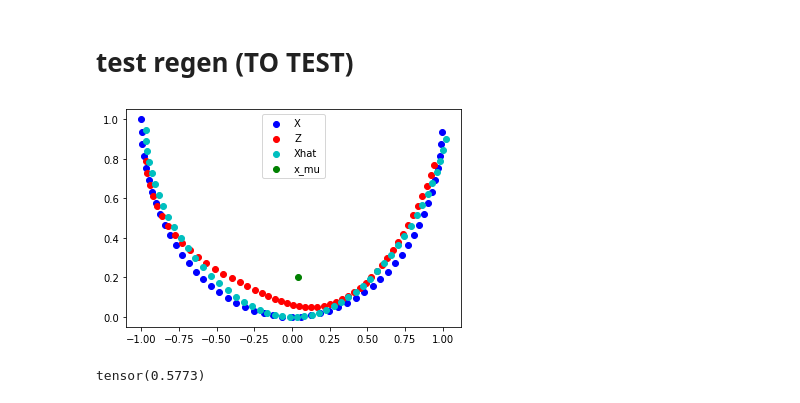
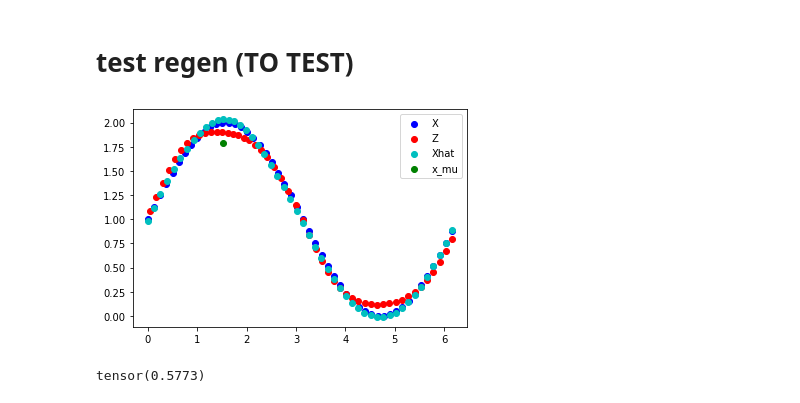
Before and after one commit to michael-psenka/manifold-linearization, a Jupyter notebook: test_files/cc_test.ipynb, the cells around one changed output. Drawn from its saved outputs; the diff is of its cells as text; code cells hidden in the pictures.

```diff
--- a/test_files/cc_test.ipynb
+++ b/test_files/cc_test.ipynb
@@ -1303,8 +1303,11 @@ N = 50
 X = torch.zeros(N, 2)
 # half circle
 for i in range(N):
-    X[i, 0] = np.cos(np.pi*i/N + np.pi)
-    X[i, 1] = np.sin(np.pi*i/N + np.pi)
+    # x_coord = np.pi*i/N + np.pi
+    x_coord = 2*np.pi*i/N
+    # X[i, 0] = np.cos(np.pi*i/N + np.pi)
+    X[i, 0] = x_coord
+    X[i, 1] = np.sin(x_coord)
 
 X = X + torch.Tensor([0, 1])
 rot = torch.randn(2,2)
@@ -1313,8 +1316,6 @@ rot = Q
 # X = X@rot
 
 X_0 = X.clone()
-f_full = []
-g_full = []
 
 # fidelity term for how close to max radius to get
 fid = 10
@@ -1323,10 +1324,8 @@ n_iter = 10
 # how many max steps for inner optimization of U, V
 n_iter_inner = 1000
 # threshold for reconstruction loss being good enough
-thres_recon = 1e-4
+thres_recon = 1e-5
 log2 = float(np.log(2))
-
-# global parameter for kernel
 alpha = 0.5
 # %%
 f = CCNetwork()
@@ -1403,6 +1402,9 @@ with trange(n_iter, unit="iters") as pbar:
 			if d_curr > d_max:
 				break
 
+		# line search for biggest alpha that gets us to desired fidelity
+
+
 		X = X.detach()
 		U = U.detach()
 		V = V.detach()
@@ -1412,35 +1414,35 @@ with trange(n_iter, unit="iters") as pbar:
 
 		f.add_operation(f_layer)
 		g.add_operation(g_layer)
 		# update data
-		X = f_layer(X)
+		X = f_layer(X).clone()
 		pbar.set_postfix({"loss": loss.item(), "d_ratio": (d_curr/d_max).item()})
 
 Z = f(X_0)
 Xhat = g(Z)
 # ########################################################
 
 # # reevaluate kernel from x_mu
 # kernel = torch.exp(-gamma*(X - x_mu).pow(2).sum(dim=1, keepdim=True))
 
 # # print(X - X*kernel)
 # Z = ((X - x_mu)@U@U.T + x_mu)*kernel + X*(1 - kernel)
 # coord = (Z - x_c)@U
 # change = x_c - x_mu
 # change = change - (change@U)@U.T
 # # Xhat = Z + change - (change@U)@U.T + (coord.pow(2))@V.T
 # Xhat = Z + kernel*(change + (coord.pow(2))@V.T)
 plt.scatter(X_0[:, 0], X_0[:,1], c='b')
 plt.scatter(Z[:, 0], Z[:,1], c='r')
 plt.scatter(Xhat[:, 0], Xhat[:,1], c='c')
 plt.scatter(x_mu[0,0], x_mu[0,1], c='g')
 # plt.quiver(x_c[0], x_c[1], U[0], U[1], scale_units='xy', angles='xy',scale=1)
 # V = V / V.norm()
 # plt.quiver(x_c[0], x_c[1], V[0], V[1], scale_units='xy', angles='xy',scale=1, color='g')
 plt.legend(['X', 'Z', 'Xhat', 'x_mu'])
 plt.show()
 # %% [output]
-[figure, old version]
+[figure, new version]
 # %%
 print(d_max)
 # %% [output]
```
Also changed, not shown: parts of 1 cell of this notebook.
